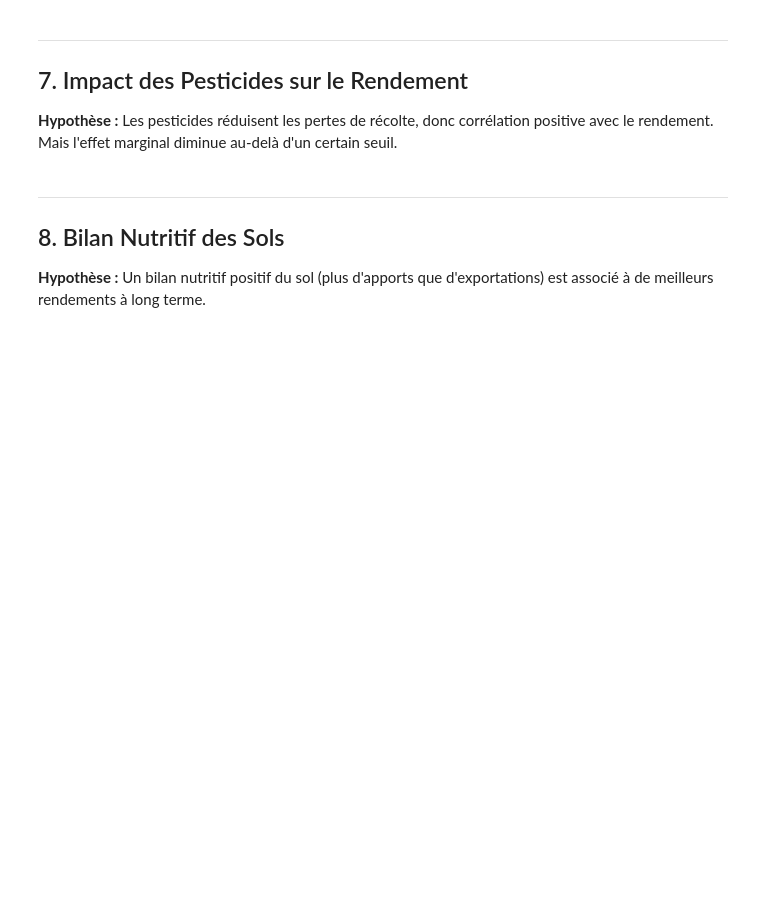
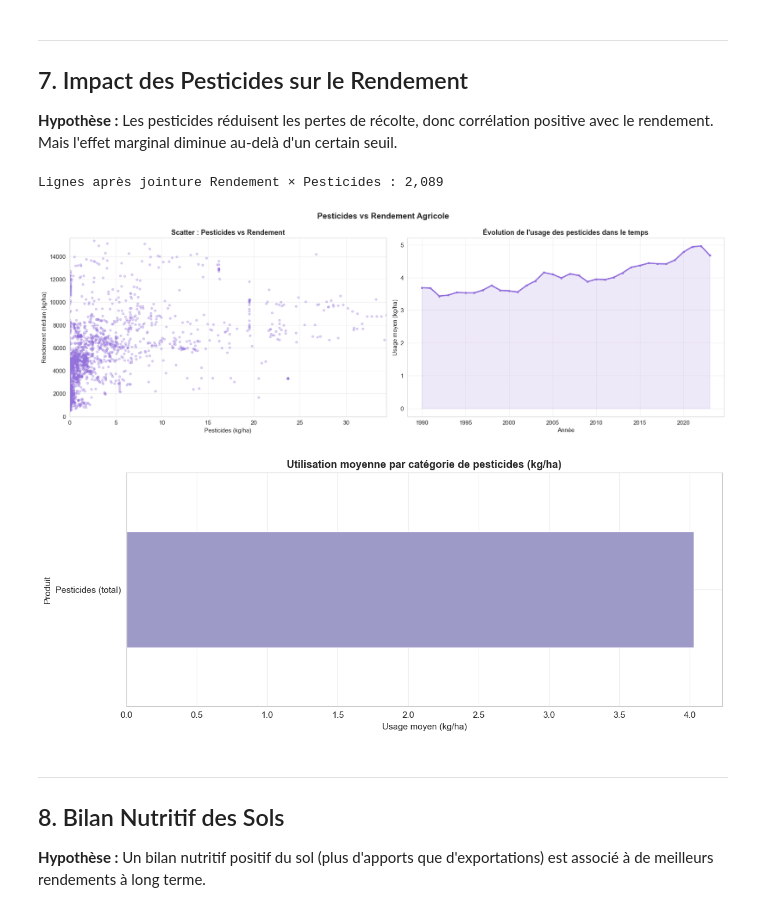
Before and after one commit to 2Alexis/Swarm_Prediction, a Jupyter notebook: data_visualization.ipynb, the cells around one changed output. Saved outputs shown, nothing was run; the diff lists cells and outputs as text; code cells hidden in the pictures; blank space fills up the shorter version.

```diff
--- a/data_visualization.ipynb
+++ b/data_visualization.ipynb
@@ -354,33 +421,38 @@ print(f'Lignes après jointure Rendement × Pesticides : {len(df_merged_pest):,}
 fig, axes = plt.subplots(1, 2, figsize=(18, 6))
 fig.suptitle('Pesticides vs Rendement Agricole', fontsize=15, fontweight='bold')
 
 sample4 = df_merged_pest.sample(min(3000, len(df_merged_pest)), random_state=42)
 axes[0].scatter(sample4['Pesticides_kgha'], sample4['Rendement'], alpha=0.3, s=15, color='mediumpurple')
 axes[0].set_xlabel('Pesticides (kg/ha)')
 axes[0].set_ylabel('Rendement médian (kg/ha)')
 axes[0].set_title('Scatter : Pesticides vs Rendement')
+axes[0].set_ylim(0, df_merged_pest['Rendement'].quantile(0.99) * 1.1)
 axes[0].set_xlim(0, df_merged_pest['Pesticides_kgha'].quantile(0.99))
 
 # Évolution temporelle de l'usage de pesticides
 pest_time = df_pest_total.groupby('Annee')['Valeur'].mean()
 axes[1].plot(pest_time.index, pest_time.values, color='mediumpurple', lw=2.5, marker='o', markersize=3)
 axes[1].fill_between(pest_time.index, pest_time.values, alpha=0.15, color='mediumpurple')
 axes[1].set_xlabel('Année')
 axes[1].set_ylabel('Usage moyen (kg/ha)')
 axes[1].set_title('Évolution de l\'usage des pesticides dans le temps')
 
 plt.tight_layout()
 plt.show()
 
 # Composition des pesticides
 fig, ax = plt.subplots(figsize=(12, 5))
 pest_by_cat = df_pest.groupby('Produit')['Valeur'].mean().nlargest(8).sort_values()
 colors_pest = sns.color_palette('Purples', len(pest_by_cat))
 pest_by_cat.plot(kind='barh', ax=ax, color=colors_pest, edgecolor='white')
 ax.set_title('Utilisation moyenne par catégorie de pesticides (kg/ha)', fontsize=13, fontweight='bold')
 ax.set_xlabel('Usage moyen (kg/ha)')
 plt.tight_layout()
 plt.show()
+# %% [output]
+Lignes après jointure Rendement × Pesticides : 2,089
+[figure, added]
+[figure, added]
 # %% [markdown]
 ---
 ## 8. Bilan Nutritif des Sols
```
Also changed, not shown: parts of 16 cells of this notebook, 11 other files.
